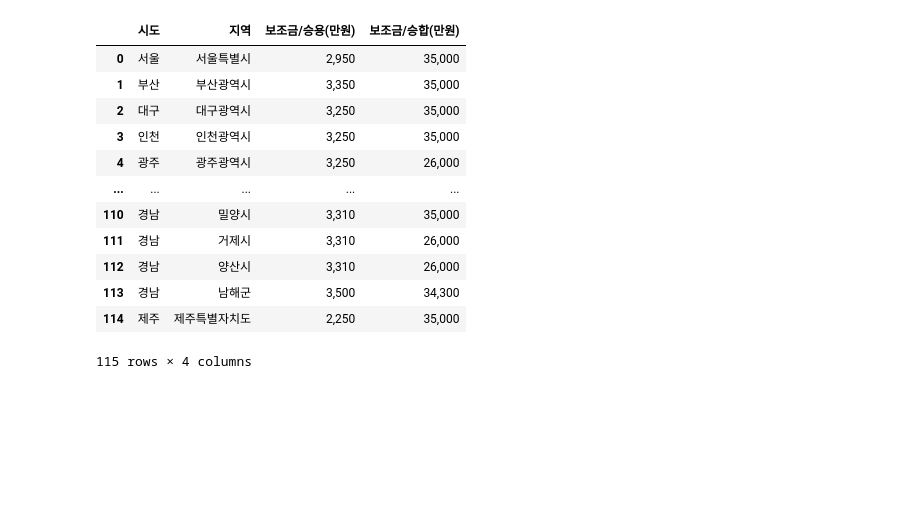
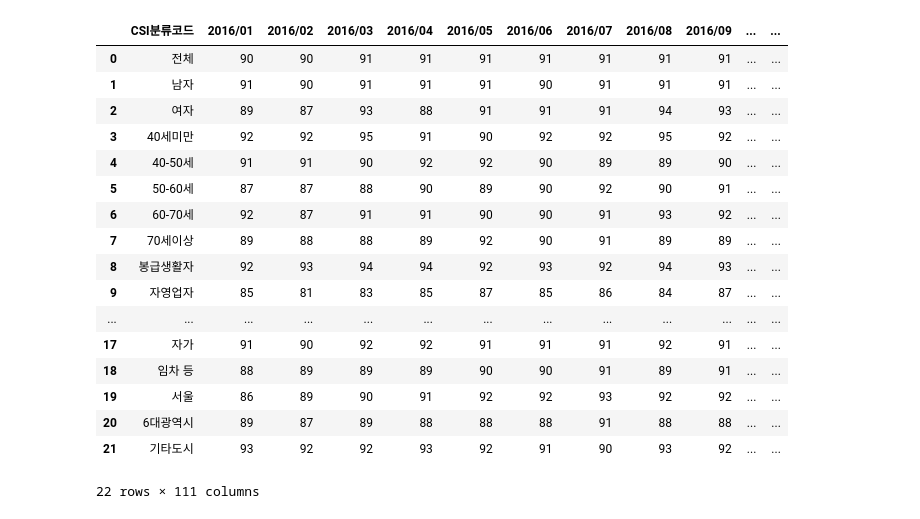
Before and after one commit to CodeWorks-hi/hyundai-crm-platform, a Jupyter notebook: preprocessing.ipynb, the cells around one changed output. Cells and saved outputs as stored; diff of their text form; code cells hidden in the pictures; blank space fills up the shorter version.

```diff
--- a/preprocessing.ipynb
+++ b/preprocessing.ipynb
@@ -1,19 +1,2 @@
 # %%
 import pandas as pd
-# %%
-df = pd.read_csv("data/processed/보조금/hydro-car.csv")
-df
-# %% [output]
-|  | 시도 | 지역 | 보조금/승용(만원) | 보조금/승합(만원) |
-| 0 | 서울 | 서울특별시 | 2,950 | 35,000 |
-| 1 | 부산 | 부산광역시 | 3,350 | 35,000 |
-| 2 | 대구 | 대구광역시 | 3,250 | 35,000 |
-| 3 | 인천 | 인천광역시 | 3,250 | 35,000 |
-| 4 | 광주 | 광주광역시 | 3,250 | 26,000 |
-| ... | ... | ... | ... | ... |
-| 110 | 경남 | 밀양시 | 3,310 | 35,000 |
-| 111 | 경남 | 거제시 | 3,310 | 26,000 |
-| 112 | 경남 | 양산시 | 3,310 | 26,000 |
-| 113 | 경남 | 남해군 | 3,500 | 34,300 |
-| 114 | 제주 | 제주특별자치도 | 2,250 | 35,000 |
-115 rows × 4 columns
@@ -24,0 +3,22 @@ df["보조금/승합(만원)"] = df["보조금/승합(만원)"].astype(int)
+# %%
+df = pd.read_excel("extra_data/raw/소비 심리 관련/현재생활형편.xlsx")
+df
+# %% [output]
+|  | CSI분류코드 | 2016/01 | 2016/02 | 2016/03 | 2016/04 | 2016/05 | 2016/06 | 2016/07 | 2016/08 | 2016/09 | ... | ... |
+| 0 | 전체 | 90 | 90 | 91 | 91 | 91 | 91 | 91 | 91 | 91 | ... | ... |
+| 1 | 남자 | 91 | 90 | 91 | 91 | 91 | 90 | 91 | 91 | 91 | ... | ... |
+| 2 | 여자 | 89 | 87 | 93 | 88 | 91 | 91 | 91 | 94 | 93 | ... | ... |
+| 3 | 40세미만 | 92 | 92 | 95 | 91 | 90 | 92 | 92 | 95 | 92 | ... | ... |
+| 4 | 40-50세 | 91 | 91 | 90 | 92 | 92 | 90 | 89 | 89 | 90 | ... | ... |
+| 5 | 50-60세 | 87 | 87 | 88 | 90 | 89 | 90 | 92 | 90 | 91 | ... | ... |
+| 6 | 60-70세 | 92 | 87 | 91 | 91 | 90 | 90 | 91 | 93 | 92 | ... | ... |
+| 7 | 70세이상 | 89 | 88 | 88 | 89 | 92 | 90 | 91 | 89 | 89 | ... | ... |
+| 8 | 봉급생활자 | 92 | 93 | 94 | 94 | 92 | 93 | 92 | 94 | 93 | ... | ... |
+| 9 | 자영업자 | 85 | 81 | 83 | 85 | 87 | 85 | 86 | 84 | 87 | ... | ... |
+| ... | ... | ... | ... | ... | ... | ... | ... | ... | ... | ... | ... | ... |
+| 17 | 자가 | 91 | 90 | 92 | 92 | 91 | 91 | 91 | 92 | 91 | ... | ... |
+| 18 | 임차 등 | 88 | 89 | 89 | 89 | 90 | 90 | 91 | 89 | 91 | ... | ... |
+| 19 | 서울 | 86 | 89 | 90 | 91 | 92 | 92 | 93 | 92 | 92 | ... | ... |
+| 20 | 6대광역시 | 89 | 87 | 89 | 88 | 88 | 88 | 91 | 88 | 88 | ... | ... |
+| 21 | 기타도시 | 93 | 92 | 92 | 93 | 92 | 91 | 90 | 93 | 92 | ... | ... |
+22 rows × 111 columns
```
Also changed, not shown: parts of 6 cells of this notebook, 31 other files.
